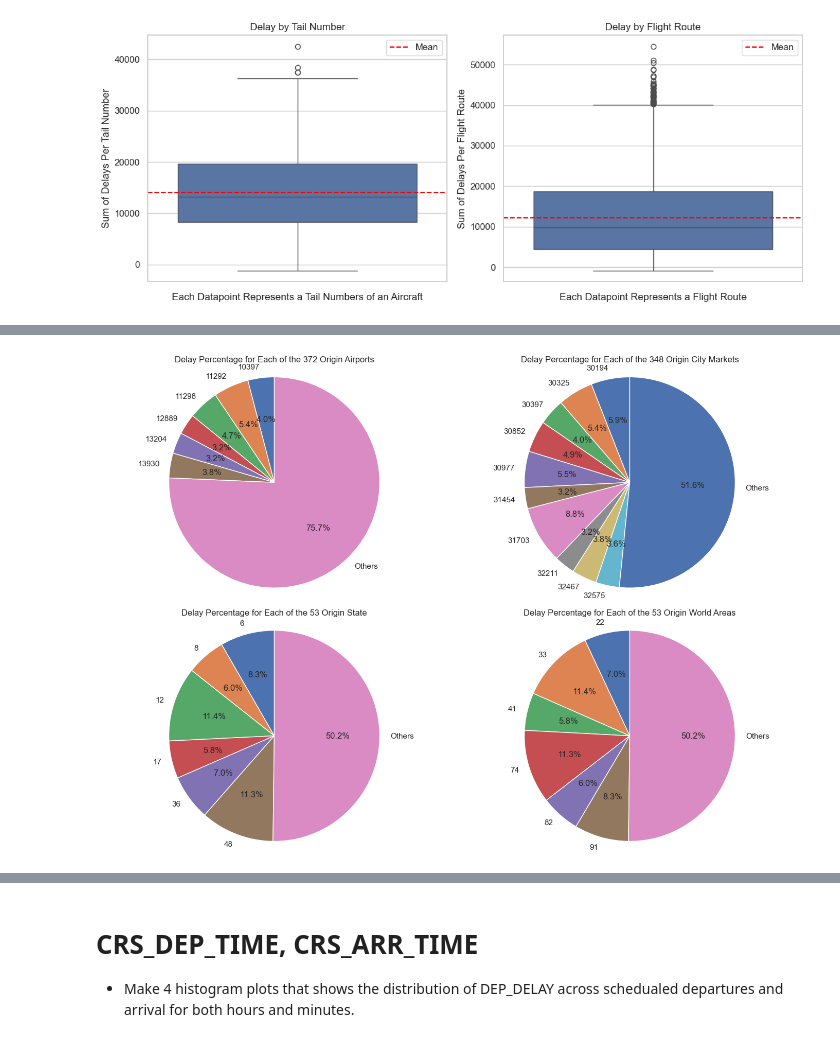
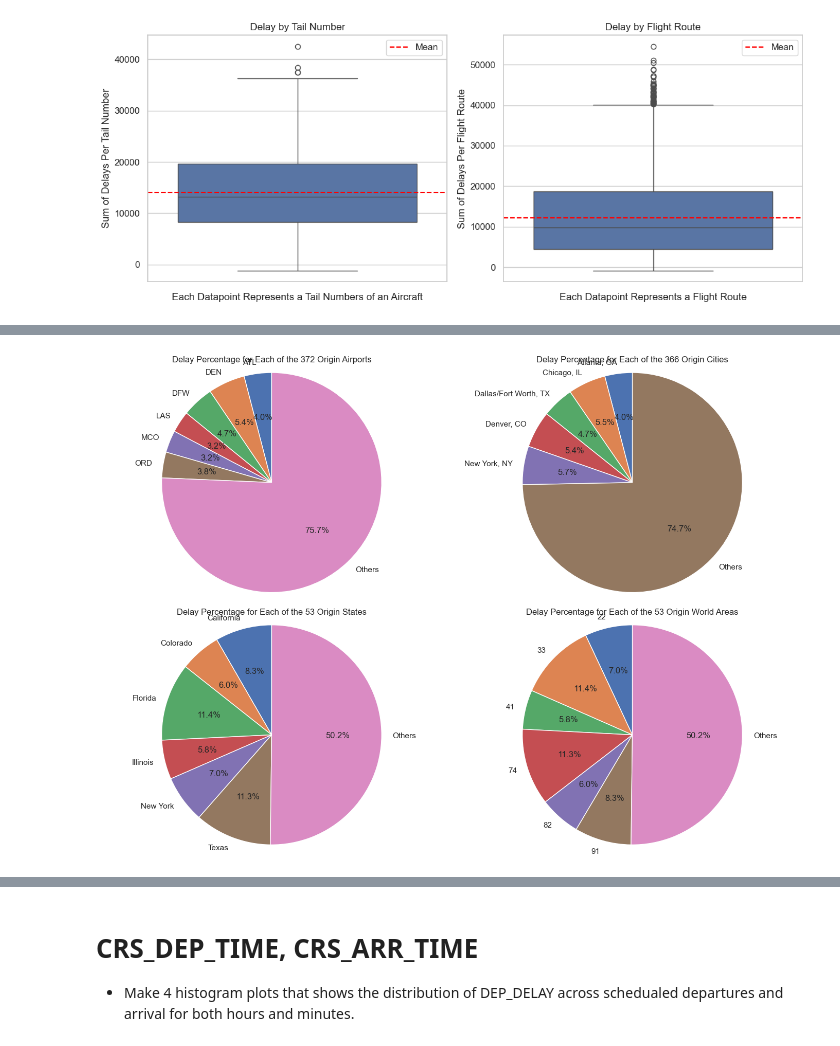
Before and after one commit to MohammedGuniem/Prediction-of-On-time-Flight-Performance, a Jupyter notebook: notebooks/Visualization.ipynb, the cells around one changed output, grey strips where cells are left out. Drawn from its saved outputs; the diff is of its cells as text; code cells hidden in the pictures.

```diff
--- a/notebooks/Visualization.ipynb
+++ b/notebooks/Visualization.ipynb
@@ -104,12 +104,12 @@ plt.show()
 - Make pie plot that shows the distribution of DEP_DELAY across airlines, focusing on airlines with top delays
 - Make 2 box plots; one for delays grouped by tail numbers of aircrafts, and one for delays grouped by flight/route number
 # %%
-# Group by OP_CARRIER_AIRLINE_ID and sum DEP_DELAY
-delay_per_OP_CARRIER_AIRLINE_ID  = df.groupby('OP_CARRIER_AIRLINE_ID')['DEP_DELAY'].sum().reset_index()
+# Group by OP_UNIQUE_CARRIER and sum DEP_DELAY
+delay_per_OP_UNIQUE_CARRIER  = df.groupby('OP_UNIQUE_CARRIER')['DEP_DELAY'].sum().reset_index()
 
 # Sample data
-labels = delay_per_OP_CARRIER_AIRLINE_ID['OP_CARRIER_AIRLINE_ID']
-sizes = delay_per_OP_CARRIER_AIRLINE_ID['DEP_DELAY']
+labels = delay_per_OP_UNIQUE_CARRIER['OP_UNIQUE_CARRIER']
+sizes = delay_per_OP_UNIQUE_CARRIER['DEP_DELAY']
 
 # Calculate percentages
 total = sum(sizes)
@@ -201,53 +202,53 @@ def filter_sizes(labels, sizes, percentage_view_threshold):
 # Create a 2x2 subplot
 fig, axs = plt.subplots(2, 2, figsize=(14, 10))
 
-# Group by ORIGIN_AIRPORT_ID and sum DEP_DELAY
-delay_per_ORIGIN_AIRPORT_ID  = df.groupby('ORIGIN_AIRPORT_ID')['DEP_DELAY'].sum().reset_index()
+# Group by ORIGIN and sum DEP_DELAY
+delay_per_ORIGIN  = df.groupby('ORIGIN')['DEP_DELAY'].sum().reset_index()
 filtered_sizes, filtered_labels = filter_sizes(
-    labels=delay_per_ORIGIN_AIRPORT_ID['ORIGIN_AIRPORT_ID'],
-    sizes=delay_per_ORIGIN_AIRPORT_ID['DEP_DELAY'],
+    labels=delay_per_ORIGIN['ORIGIN'],
+    sizes=delay_per_ORIGIN['DEP_DELAY'],
     percentage_view_threshold=3
 )
 axs[0, 0].pie(filtered_sizes, labels=filtered_labels, autopct='%1.1f%%', startangle=90)
 axs[0, 0].axis('equal')  # Equal aspect ratio ensures the pie chart is circular
-axs[0, 0].set_title(f'Delay Percentage for Each of the {len(delay_per_ORIGIN_AIRPORT_ID)} Origin Airports')
+axs[0, 0].set_title(f'Delay Percentage for Each of the {len(delay_per_ORIGIN)} Origin Airports')
 
-# Group by ORIGIN_CITY_MARKET_ID and sum DEP_DELAY
-delay_per_ORIGIN_CITY_MARKET_ID  = df.groupby('ORIGIN_CITY_MARKET_ID')['DEP_DELAY'].sum().reset_index()
+# Group by ORIGIN_CITY_NAME and sum DEP_DELAY
+delay_per_ORIGIN_CITY_NAME  = df.groupby('ORIGIN_CITY_NAME')['DEP_DELAY'].sum().reset_index()
 filtered_sizes, filtered_labels = filter_sizes(
-    labels=delay_per_ORIGIN_CITY_MARKET_ID['ORIGIN_CITY_MARKET_ID'],
-    sizes=delay_per_ORIGIN_CITY_MARKET_ID['DEP_DELAY'],
-    percentage_view_threshold=3
+    labels=delay_per_ORIGIN_CITY_NAME['ORIGIN_CITY_NAME'],
+    sizes=delay_per_ORIGIN_CITY_NAME['DEP_DELAY'],
+    percentage_view_threshold=4
 )
 axs[0, 1].pie(filtered_sizes, labels=filtered_labels, autopct='%1.1f%%', startangle=90)
 axs[0, 1].axis('equal')  # Equal aspect ratio ensures the pie chart is circular
-axs[0, 1].set_title(f'Delay Percentage for Each of the {len(delay_per_ORIGIN_CITY_MARKET_ID)} Origin City Markets')
+axs[0, 1].set_title(f'Delay Percentage for Each of the {len(delay_per_ORIGIN_CITY_NAME)} Origin Cities')
 
-# Group by ORIGIN_STATE_FIPS and sum DEP_DELAY
-delay_per_ORIGIN_STATE_FIPS  = df.groupby('ORIGIN_STATE_FIPS')['DEP_DELAY'].sum().reset_index()
+# Group by ORIGIN_STATE_NM and sum DEP_DELAY
+delay_per_ORIGIN_STATE_NM  = df.groupby('ORIGIN_STATE_NM')['DEP_DELAY'].sum().reset_index()
 filtered_sizes, filtered_labels = filter_sizes(
-    labels=delay_per_ORIGIN_STATE_FIPS['ORIGIN_STATE_FIPS'],
-    sizes=delay_per_ORIGIN_STATE_FIPS['DEP_DELAY'],
+    labels=delay_per_ORIGIN_STATE_NM['ORIGIN_STATE_NM'],
+    sizes=delay_per_ORIGIN_STATE_NM['DEP_DELAY'],
     percentage_view_threshold=5
 )
 axs[1, 0].pie(filtered_sizes, labels=filtered_labels, autopct='%1.1f%%', startangle=90)
 axs[1, 0].axis('equal')  # Equal aspect ratio ensures the pie chart is circular
-axs[1, 0].set_title(f'Delay Percentage for Each of the {len(delay_per_ORIGIN_STATE_FIPS)} Origin State')
+axs[1, 0].set_title(f'Delay Percentage for Each of the {len(delay_per_ORIGIN_STATE_NM)} Origin States')
 
 # Group by ORIGIN_WAC and sum DEP_DELAY
 delay_per_ORIGIN_WAC  = df.groupby('ORIGIN_WAC')['DEP_DELAY'].sum().reset_index()
 filtered_sizes, filtered_labels = filter_sizes(
     labels=delay_per_ORIGIN_WAC['ORIGIN_WAC'],
     sizes=delay_per_ORIGIN_WAC['DEP_DELAY'],
     percentage_view_threshold=5
 )
 axs[1, 1].pie(filtered_sizes, labels=filtered_labels, autopct='%1.1f%%', startangle=90)
 axs[1, 1].axis('equal')  # Equal aspect ratio ensures the pie chart is circular
 axs[1, 1].set_title(f'Delay Percentage for Each of the {len(delay_per_ORIGIN_WAC)} Origin World Areas')
 
 # Adjust layout
 plt.tight_layout()
 plt.show()
 # %% [output]
-[figure, old version]
+[figure, new version]
 # %% [markdown]
```
Also changed, not shown: parts of 17 cells of this notebook.
